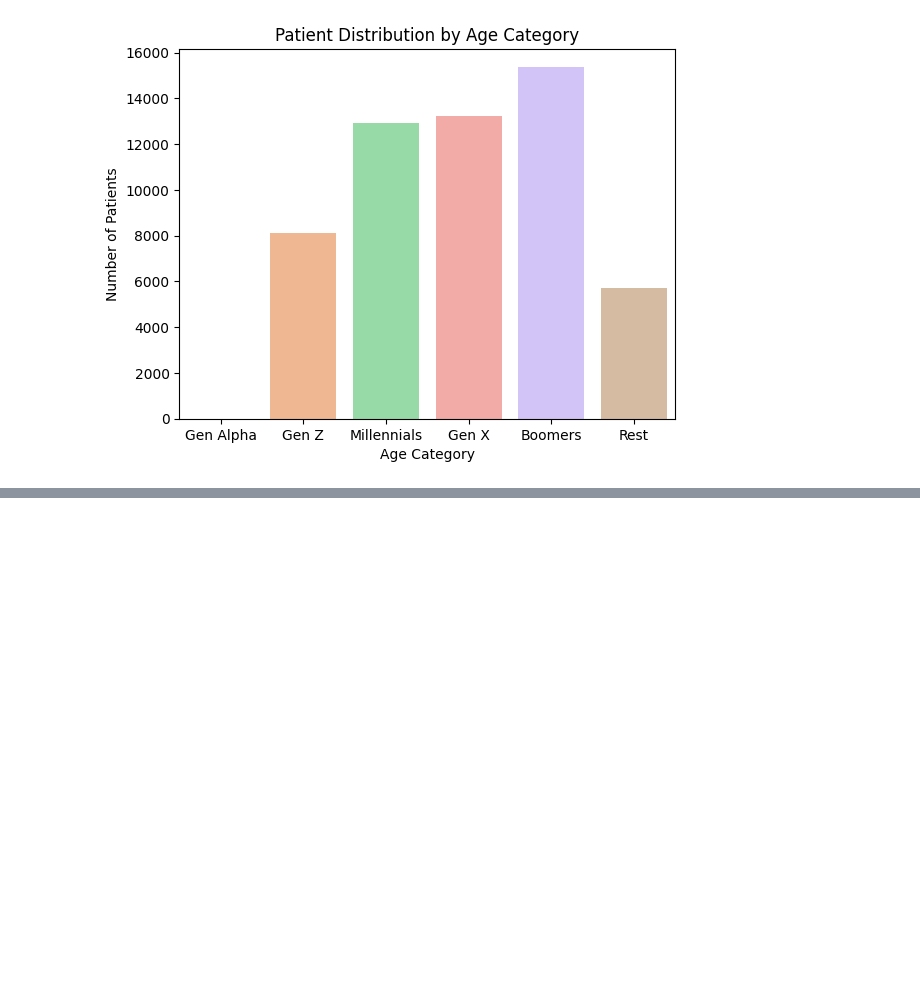
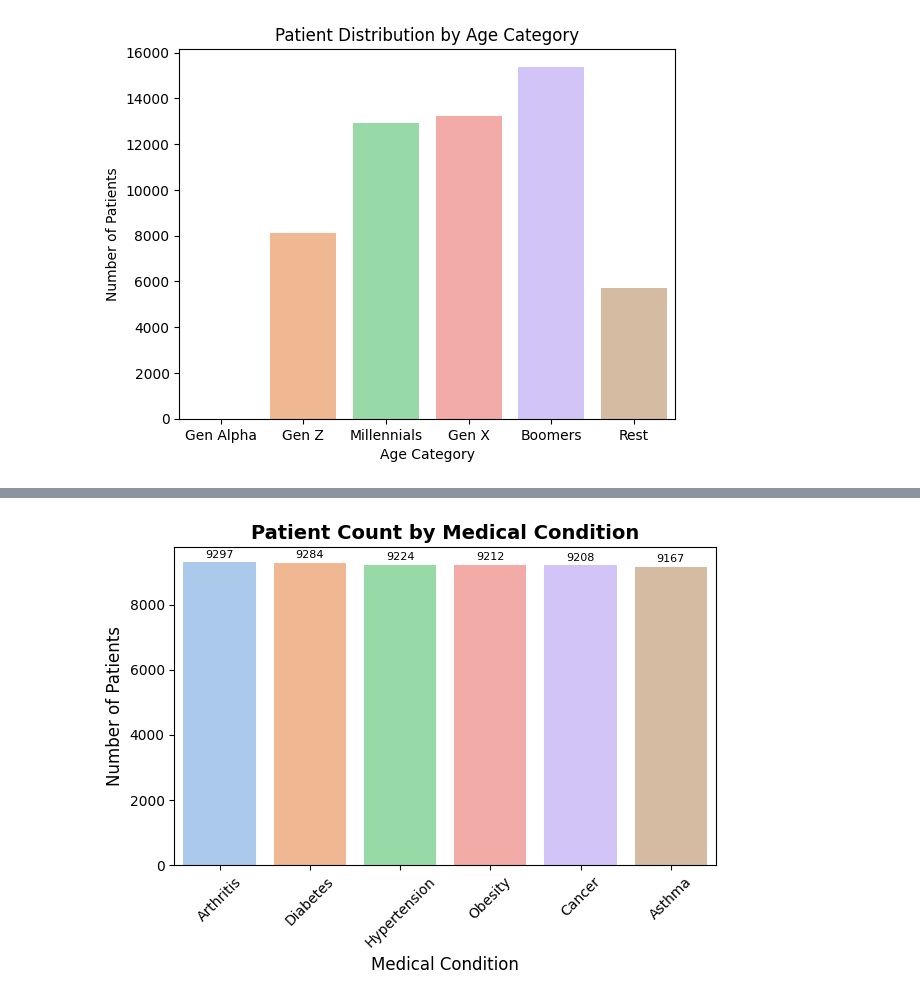
Before and after one commit to PetrovPrs/Projects, a Jupyter notebook: Project 1/Healthcare project.ipynb, the cells around one changed output, grey strips where cells are left out. Cells and saved outputs as stored; diff of their text form; code cells hidden in the pictures; blank space fills up the shorter version.

```diff
--- a/Project 1/Healthcare project.ipynb
+++ b/Project 1/Healthcare project.ipynb
@@ -404,3 +404,5 @@ Passing `palette` without assigning `hue` is deprecated and will be removed in v
   sns.barplot(x=gen_count.index, y=gen_count.values, palette='pastel')
 Text(0, 0.5, 'Number of Patients')
 [figure]
+# %%
+most_common_condition = cleaned_df['Medical Condition'].value_counts()
@@ -406,0 +419,18 @@ Text(0, 0.5, 'Number of Patients')
+# %%
+ax=sns.barplot(
+            x=most_common_condition.index,
+            y=most_common_condition.values,
+            palette='pastel',
+            hue=most_common_condition.index,
+            legend=False)
+for container in ax.containers:
+    ax.bar_label(container, padding=2, fontsize=8)
+
+plt.title('Patient Count by Medical Condition', fontsize=14, fontweight='bold')
+plt.xlabel('Medical Condition', fontsize=12)
+plt.ylabel('Number of Patients', fontsize=12)
+plt.xticks(rotation=45)
+plt.tight_layout()
+plt.show()
+# %% [output]
+[figure, added]
```
Also changed, not shown: parts of 6 cells of this notebook, 2 other files.
